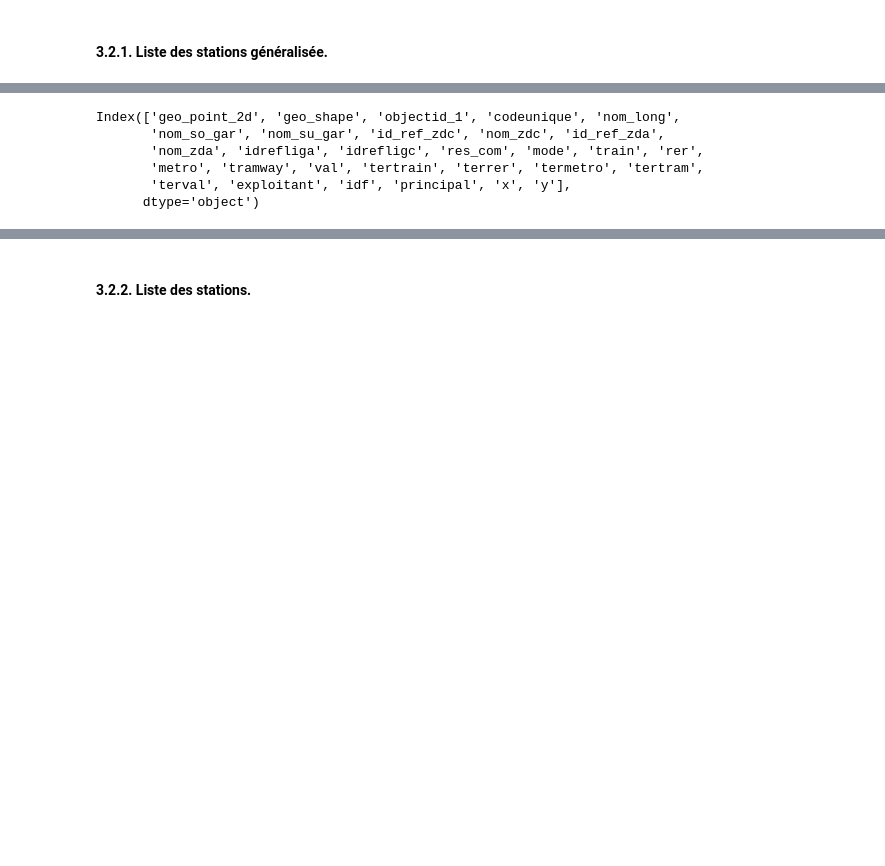
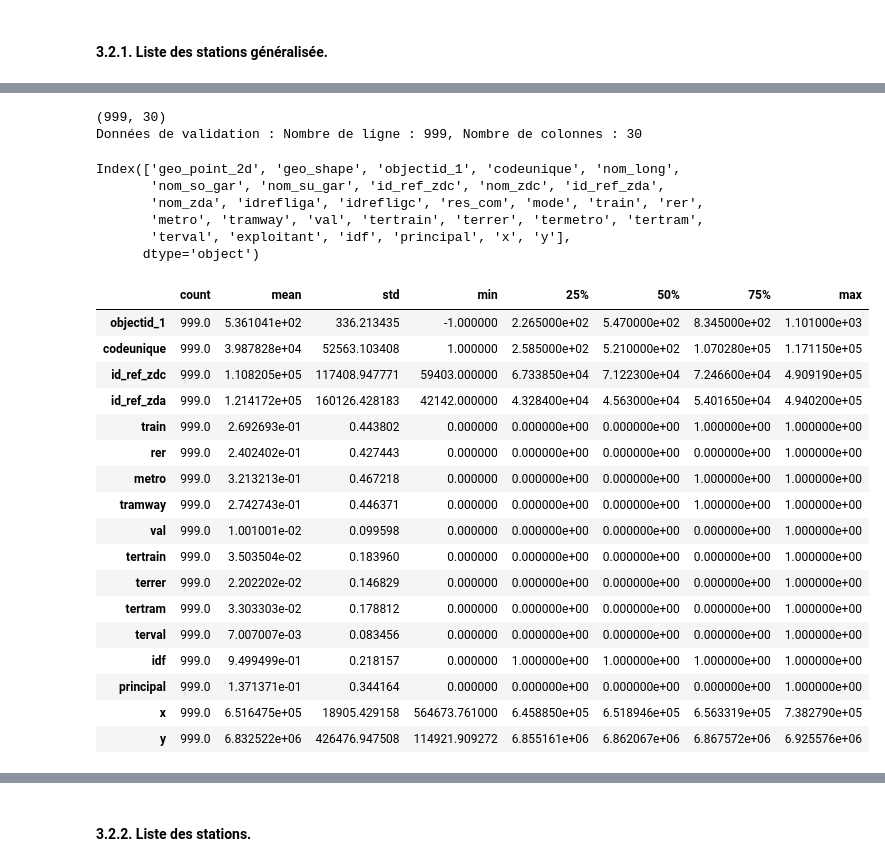
Before and after one commit to m1111111ke/idfm, a Jupyter notebook: notebooks/idfm.ipynb, the cells around one changed output, grey strips where cells are left out. Saved outputs shown, nothing was run; the diff lists cells and outputs as text; code cells hidden in the pictures; blank space fills up the shorter version.

```diff
--- a/notebooks/idfm.ipynb
+++ b/notebooks/idfm.ipynb
@@ -111,3 +215,9 @@ stations_g_df.shape
+# %%
+print(stations_g_df.shape)
+print(f"Données de validation : Nombre de ligne : {stations_g_df.shape[0]}, Nombre de colonnes : {stations_g_df.shape[1]} ")
+# %% [output]
+(999, 30)
+Données de validation : Nombre de ligne : 999, Nombre de colonnes : 30
 # %%
 stations_g_df.columns
 # %% [output]
@@ -117,3 +227,24 @@ Index(['geo_point_2d', 'geo_shape', 'objectid_1', 'codeunique', 'nom_long',
        'metro', 'tramway', 'val', 'tertrain', 'terrer', 'termetro', 'tertram',
        'terval', 'exploitant', 'idf', 'principal', 'x', 'y'],
       dtype='object')
+# %%
+stations_g_df.describe().T
+# %% [output]
+|  | count | mean | std | min | 25% | 50% | 75% | max |
+| objectid_1 | 999.0 | 5.361041e+02 | 336.213435 | -1.000000 | 2.265000e+02 | 5.470000e+02 | 8.345000e+02 | 1.101000e+03 |
+| codeunique | 999.0 | 3.987828e+04 | 52563.103408 | 1.000000 | 2.585000e+02 | 5.210000e+02 | 1.070280e+05 | 1.171150e+05 |
+| id_ref_zdc | 999.0 | 1.108205e+05 | 117408.947771 | 59403.000000 | 6.733850e+04 | 7.122300e+04 | 7.246600e+04 | 4.909190e+05 |
+| id_ref_zda | 999.0 | 1.214172e+05 | 160126.428183 | 42142.000000 | 4.328400e+04 | 4.563000e+04 | 5.401650e+04 | 4.940200e+05 |
+| train | 999.0 | 2.692693e-01 | 0.443802 | 0.000000 | 0.000000e+00 | 0.000000e+00 | 1.000000e+00 | 1.000000e+00 |
+| rer | 999.0 | 2.402402e-01 | 0.427443 | 0.000000 | 0.000000e+00 | 0.000000e+00 | 0.000000e+00 | 1.000000e+00 |
+| metro | 999.0 | 3.213213e-01 | 0.467218 | 0.000000 | 0.000000e+00 | 0.000000e+00 | 1.000000e+00 | 1.000000e+00 |
+| tramway | 999.0 | 2.742743e-01 | 0.446371 | 0.000000 | 0.000000e+00 | 0.000000e+00 | 1.000000e+00 | 1.000000e+00 |
+| val | 999.0 | 1.001001e-02 | 0.099598 | 0.000000 | 0.000000e+00 | 0.000000e+00 | 0.000000e+00 | 1.000000e+00 |
+| tertrain | 999.0 | 3.503504e-02 | 0.183960 | 0.000000 | 0.000000e+00 | 0.000000e+00 | 0.000000e+00 | 1.000000e+00 |
+| terrer | 999.0 | 2.202202e-02 | 0.146829 | 0.000000 | 0.000000e+00 | 0.000000e+00 | 0.000000e+00 | 1.000000e+00 |
+| tertram | 999.0 | 3.303303e-02 | 0.178812 | 0.000000 | 0.000000e+00 | 0.000000e+00 | 0.000000e+00 | 1.000000e+00 |
+| terval | 999.0 | 7.007007e-03 | 0.083456 | 0.000000 | 0.000000e+00 | 0.000000e+00 | 0.000000e+00 | 1.000000e+00 |
+| idf | 999.0 | 9.499499e-01 | 0.218157 | 0.000000 | 1.000000e+00 | 1.000000e+00 | 1.000000e+00 | 1.000000e+00 |
+| principal | 999.0 | 1.371371e-01 | 0.344164 | 0.000000 | 0.000000e+00 | 0.000000e+00 | 0.000000e+00 | 1.000000e+00 |
+| x | 999.0 | 6.516475e+05 | 18905.429158 | 564673.761000 | 6.458850e+05 | 6.518946e+05 | 6.563319e+05 | 7.382790e+05 |
+| y | 999.0 | 6.832522e+06 | 426476.947508 | 114921.909272 | 6.855161e+06 | 6.862067e+06 | 6.867572e+06 | 6.925576e+06 |
```
Also changed, not shown: parts of 44 cells of this notebook.
